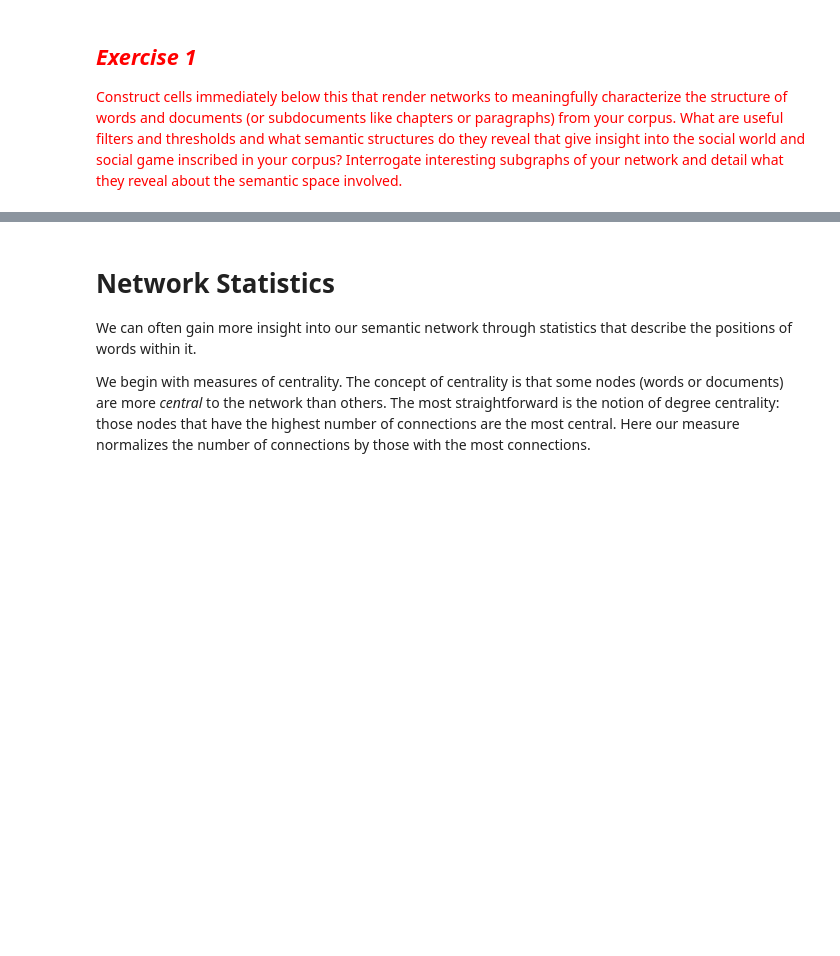
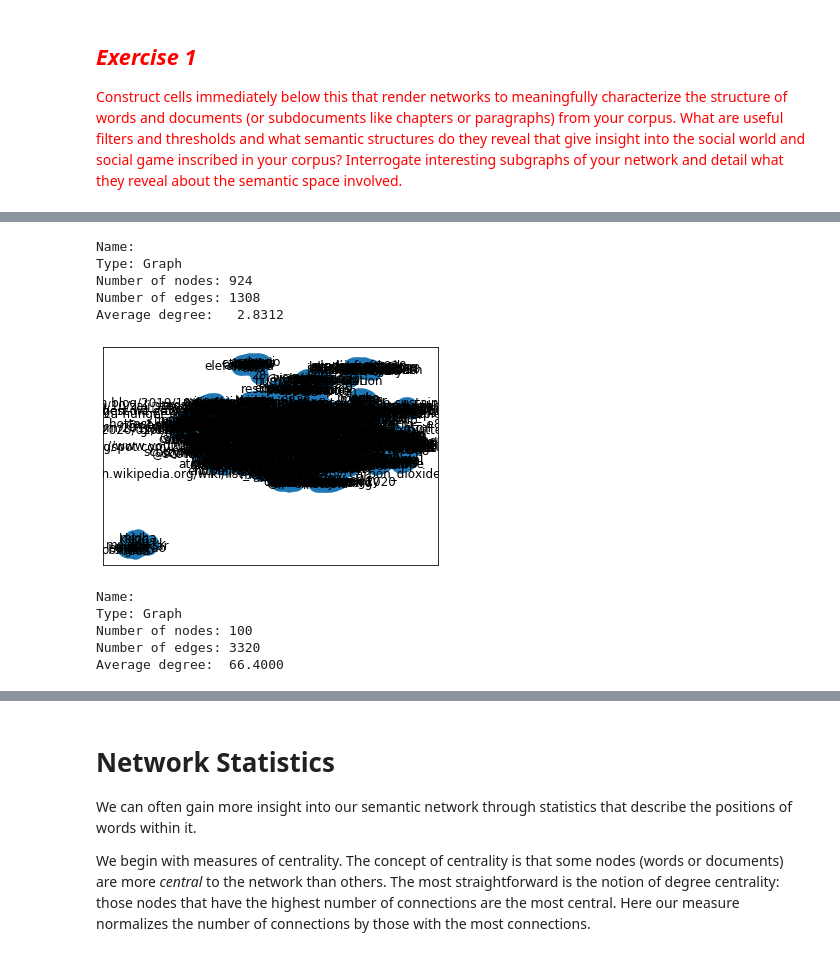
Before and after one commit to HaoxuanXu/Content-Analysis-2020, a Jupyter notebook: week-5/5-Semantic-Influence-Networks.ipynb, the cells around one changed output, grey strips where cells are left out. Cells and saved outputs as stored; diff of their text form; code cells hidden in the pictures; blank space fills up the shorter version.

```diff
--- a/week-5/5-Semantic-Influence-Networks.ipynb
+++ b/week-5/5-Semantic-Influence-Networks.ipynb
@@ -389,18 +518,32 @@ twiVects_incidence.shape
 # %%
-g2_2mode = nx.Graph()
+g_2mode = nx.Graph()
 
 #define all the nodes
-g2_2mode.add_nodes_from((twiVectorizer.get_feature_names()[i] for i in range(twiVects_incidence.shape[1])), bipartite = 'word')
-g2_2mode.add_nodes_from(range(twiVects_incidence.shape[0]), bipartite = 'doc')
+g_2mode.add_nodes_from((twiVectorizer.get_feature_names()[i] for i in range(twiVects_incidence.shape[1])), bipartite = 'word')
+g_2mode.add_nodes_from(range(twiVects_incidence.shape[0]), bipartite = 'doc')
 
 #add all the edges
-g2_2mode.add_edges_from(((d, twiVectorizer.get_feature_names()[w], {'weight' : twiVects_incidence[d, w]}) for d, w in zip(*twiVects_incidence.nonzero())))
+g_2mode.add_edges_from(((d, twiVectorizer.get_feature_names()[w], {'weight' : twiVects_incidence[d, w]}) for d, w in zip(*twiVects_incidence.nonzero())))
 
 print(nx.info(g_2mode))
+# %% [output]
+Name:
+Type: Graph
+Number of nodes: 924
+Number of edges: 1308
+Average degree:   2.8312
 # %%
-nx.draw_networkx(g2_2mode)
+nx.draw_networkx(g_2mode)
+# %% [output]
+[figure, added]
 # %%
-g2Doc = contractNetwork(g2_2mode, 'doc')
+gDoc = contractNetwork(g_2mode, 'doc')
 
-print(nx.info(g2Doc))
+print(nx.info(gDoc))
+# %% [output]
+Name:
+Type: Graph
+Number of nodes: 100
+Number of edges: 3320
+Average degree:  66.4000
 # %%
```
Also changed, not shown: parts of 74 cells of this notebook.
